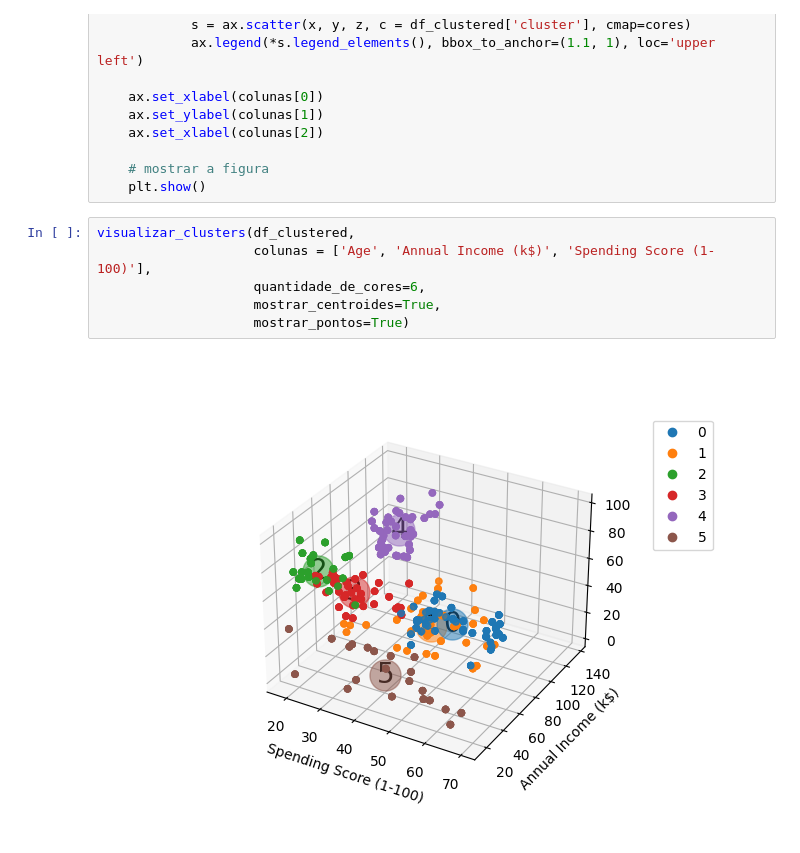
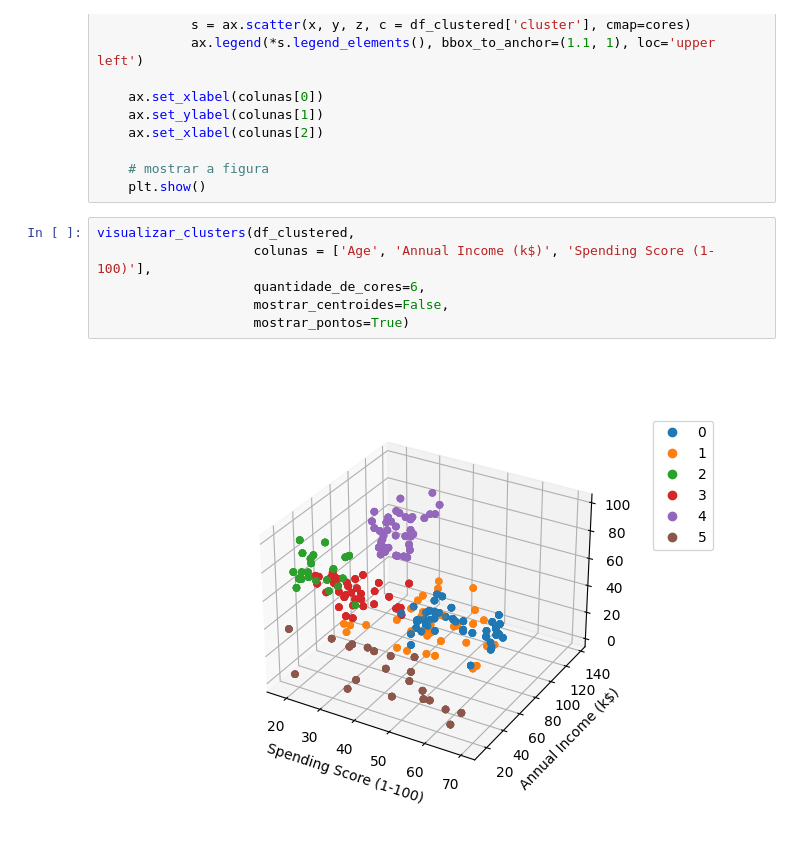
Before and after one commit to Felandim/PortfolioProjetos, a Jupyter notebook: 2 Segmentação de clientes/notebook/projeto_supermercado_03_clustering.ipynb, the cells around one changed output. Cells and saved outputs as stored; diff of their text form.

```diff
--- a/2 Segmentação de clientes/notebook/projeto_supermercado_03_clustering.ipynb
+++ b/2 Segmentação de clientes/notebook/projeto_supermercado_03_clustering.ipynb
@@ -98,8 +98,8 @@ def visualizar_clusters(
 # %%
 visualizar_clusters(df_clustered,
                     colunas = ['Age', 'Annual Income (k$)', 'Spending Score (1-100)'],
                     quantidade_de_cores=6,
-                    mostrar_centroides=True,
+                    mostrar_centroides=False,
                     mostrar_pontos=True)
 # %% [output]
-[figure, old version]
+[figure, new version]
```
